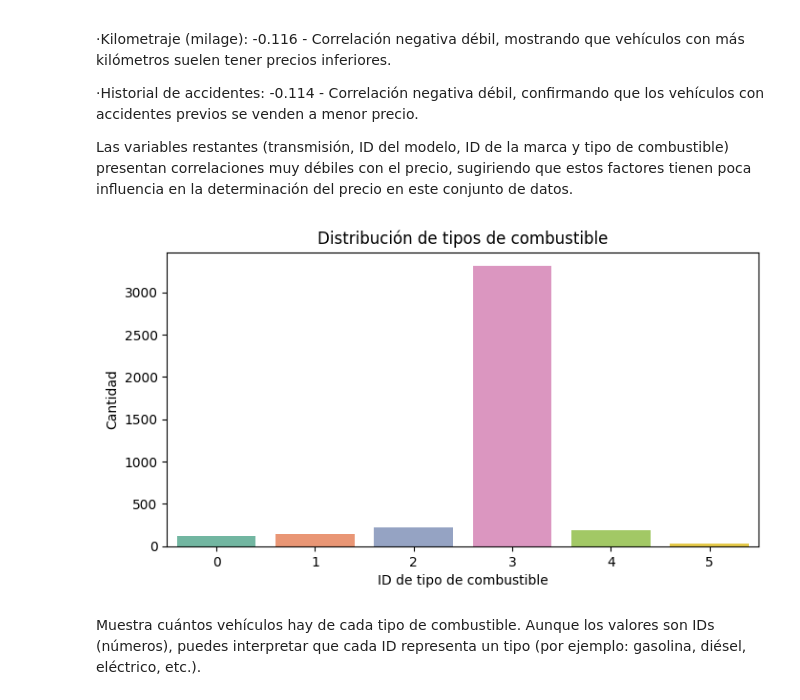
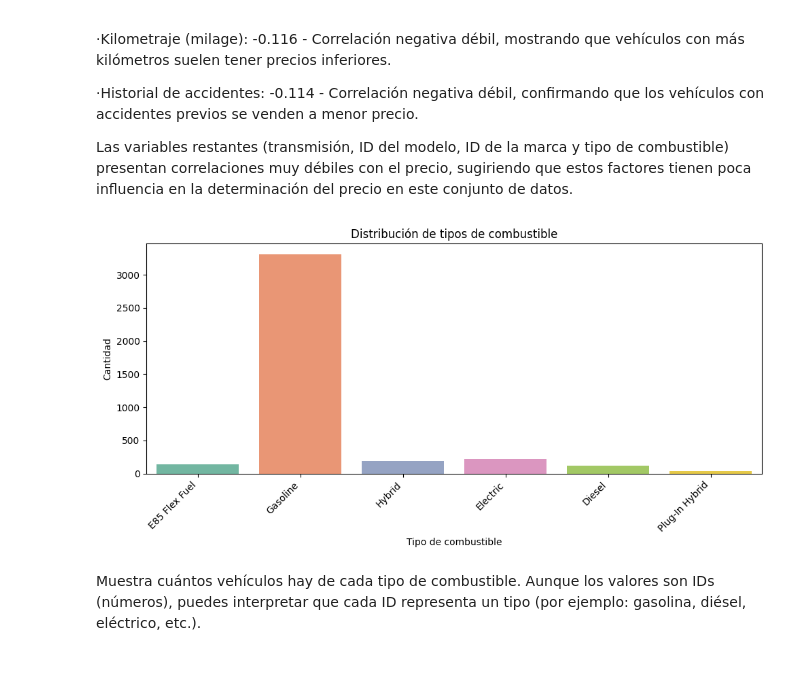
Before and after one commit to mariasuescum/Regression-of-Used-Car-Prices-Project, a Jupyter notebook: used-cars.ipynb, the cells around one changed output. Saved outputs shown, nothing was run; the diff lists cells and outputs as text; code cells hidden in the pictures; blank space fills up the shorter version.

```diff
--- a/used-cars.ipynb
+++ b/used-cars.ipynb
@@ -802,14 +812,16 @@ Las correlaciones más significativas con el precio son:
 
 Las variables restantes (transmisión, ID del modelo, ID de la marca y tipo de combustible) presentan correlaciones muy débiles con el precio, sugiriendo que estos factores tienen poca influencia en la determinación del precio en este conjunto de datos.
 # %%
-plt.figure(figsize=(8, 4))
-sns.countplot(data=df, x='fuel_type_id', hue='fuel_type_id', palette='Set2', legend=False)
+plt.figure(figsize=(10, 5))
+sns.countplot(data=df, x='fuel_type', hue='fuel_type', palette='Set2', legend=False)
 plt.title('Distribución de tipos de combustible')
-plt.xlabel('ID de tipo de combustible')
+plt.xlabel('Tipo de combustible')
 plt.ylabel('Cantidad')
+plt.xticks(rotation=45, ha='right')
+plt.tight_layout()
 plt.show()
 # %% [output]
-[figure, old version]
+[figure, new version]
 # %% [markdown]
 Muestra cuántos vehículos hay de cada tipo de combustible. Aunque los valores son IDs (números), puedes interpretar que cada ID representa un tipo (por ejemplo: gasolina, diésel, eléctrico, etc.).
 # %%
```
Also changed, not shown: parts of 2 cells of this notebook.
